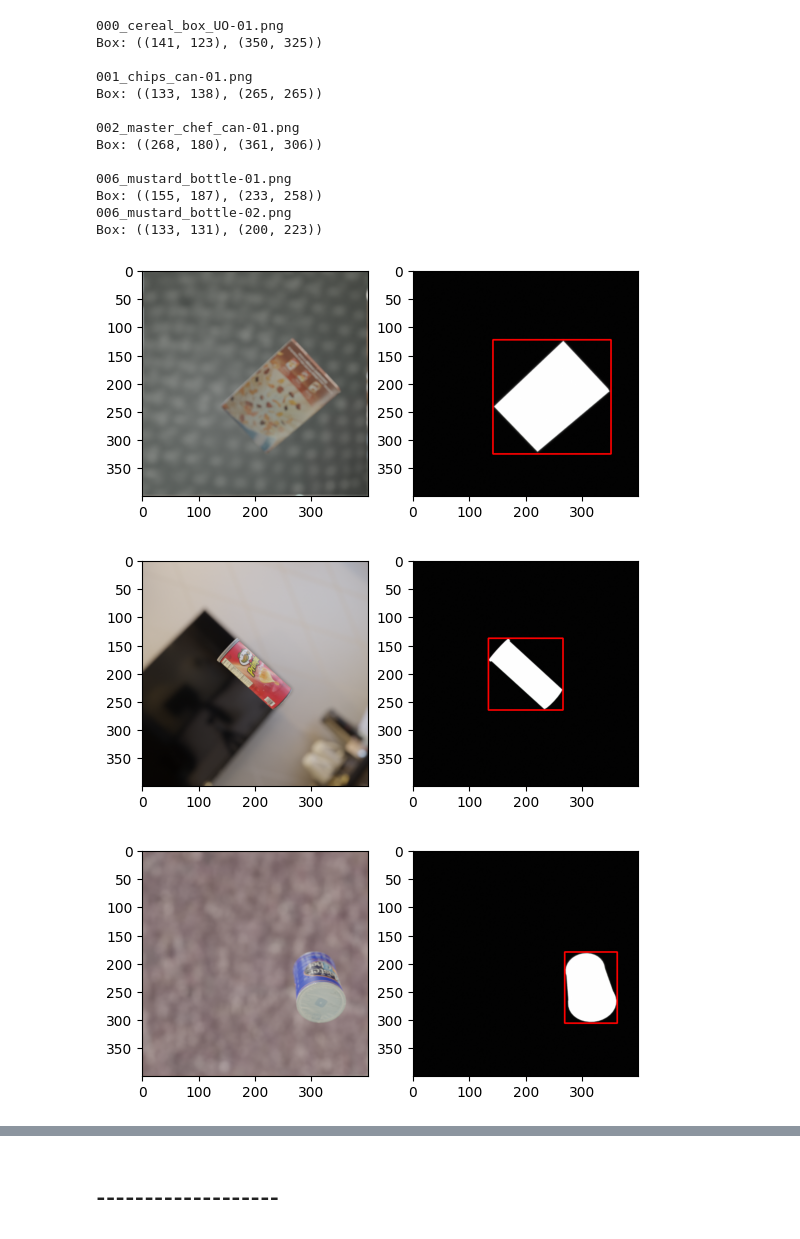
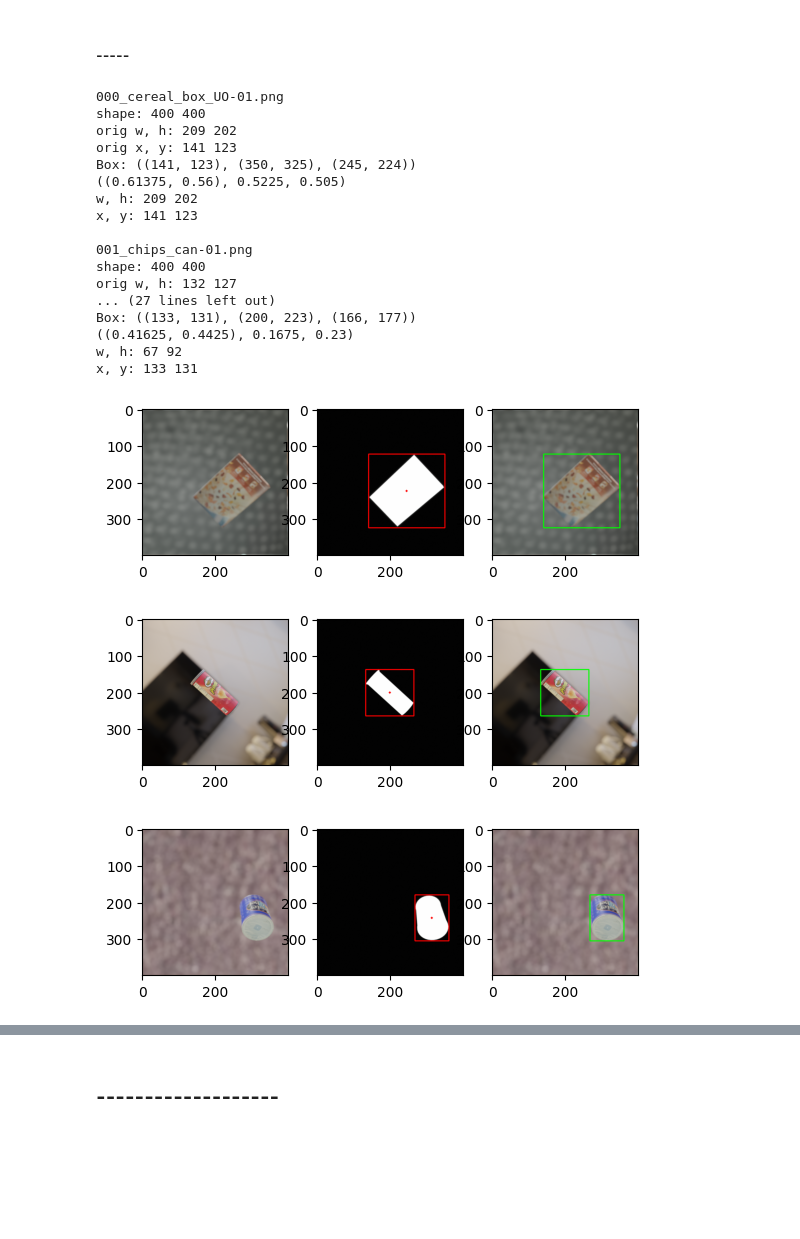
Before and after one commit to RobotJustina/Juskeshino, a Jupyter notebook: catkin_ws/src/mapless_navigation/create_dataset/scripts/auto_label_virtual_YCB.ipynb, the cells around one changed output, grey strips where cells are left out. Cells and saved outputs as stored; diff of their text form; code cells hidden in the pictures; blank space fills up the shorter version.

```diff
--- a/catkin_ws/src/mapless_navigation/create_dataset/scripts/auto_label_virtual_YCB.ipynb
+++ b/catkin_ws/src/mapless_navigation/create_dataset/scripts/auto_label_virtual_YCB.ipynb
@@ -50,4 +236,7 @@ Directory created
+# %% [markdown]
+### -----
 # %%
+
 def boxes_from_mask(img):
     gray = cv2.cvtColor(img,cv2.COLOR_BGR2GRAY)  # convert to grayscale
     thresh = cv2.threshold(gray, 8, 255, cv2.THRESH_BINARY)[1]  # threshold
@@ -55,9 +244,22 @@ def boxes_from_mask(img):
     contours = cv2.findContours(thresh, cv2.RETR_EXTERNAL, cv2.CHAIN_APPROX_SIMPLE)
     contours = contours[0] if len(contours) == 2 else contours[1]
     boxes = []
+    yolo_boxes = []
+    x_shape, y_shape, _ = img.shape
+    print("shape:", x_shape, y_shape)
     for cntr in contours:
         x, y, w, h = cv2.boundingRect(cntr)
         #cv2.rectangle(result, (x, y), (x+w, y+h), (0, 0, 255), 5)
         #print("x,y,w,h:", x, y, w, h)
-        boxes.append(((x, y), (x+w, y+h)))
-    return boxes
+        c_x = x + w/2
+        c_y = y + h/2
+        cx_prop = c_x / x_shape
+        cy_prop = c_y / y_shape
+        w_prop = w / x_shape
+        h_prop = h / y_shape
+        print("orig w, h:", w, h)
+        print("orig x, y:", x, y)
+        boxes.append( ((x, y), (x+w, y+h), (int(c_x), int(c_y))) )
+        yolo_boxes.append(((cx_prop, cy_prop), w_prop, h_prop))
+
+    return boxes, yolo_boxes
@@ -64,43 +269,72 @@ def boxes_from_mask(img):
 # %%
 import glob
 
 for object_name in objects_list:
     ob_list = glob.glob(source_images_path + "/" + object_name + "*[!_mask].*")
     ob_list.sort()
     for file_name in ob_list:
         print(file_name.split('/')[-1])
         img = FileUtils.loadImage(file_name)
         mask_path, _, extension = file_name.partition('.')
         mask_path += "_mask." + extension
         mask_img = FileUtils.loadImage(mask_path)
         mask_img = cv2.bitwise_not(mask_img)
 
-        boxes = boxes_from_mask(mask_img)
+        boxes, yolo_boxes = boxes_from_mask(mask_img)
         # TODO: loop for multiple boxes
         box = boxes[0]
         print("Box:", box)
         result = mask_img.copy()
         cv2.rectangle(result, box[0], box[1], (255, 0, 0), 2)
+        #cv2.circle(result, center_coordinates, radius, color, thickness)
+        cv2.circle(result, box[2], 1, (255, 0, 0), 3)
 
-        f, axarr = plt.subplots(1,2)
+        # prop to rect
+        print(yolo_boxes[0])  # box is: ((x_c, y_c) , w, h)
+        prop_img = img.copy()
+        x_shape, y_shape, _ = prop_img.shape
+
+        w = int(yolo_boxes[0][1] * x_shape)
+        h = int(yolo_boxes[0][2] * y_shape)
+
+        x_prop = yolo_boxes[0][0][0]
+        y_prop = yolo_boxes[0][0][1]
+
+        c_x = x_prop * x_shape
+        c_y = y_prop * y_shape
+
+        x = int(c_x - w/2)
+        y = int(c_y - h/2)
+
+        print("w, h:", w, h)
+        print("x, y:", x, y)
+        cv2.rectangle(prop_img, (x, y), (x+w, y+h), (0, 255, 0), 2)
+
+
+        f, axarr = plt.subplots(1,3)
         axarr[0].imshow(img)
         axarr[1].imshow(result)
+        axarr[2].imshow(prop_img)
 
     print()
 # %% [output]
 000_cereal_box_UO-01.png
-Box: ((141, 123), (350, 325))
+shape: 400 400
+orig w, h: 209 202
+orig x, y: 141 123
+Box: ((141, 123), (350, 325), (245, 224))
+((0.61375, 0.56), 0.5225, 0.505)
+w, h: 209 202
+x, y: 141 123
 
 001_chips_can-01.png
-Box: ((133, 138), (265, 265))
-
-002_master_chef_can-01.png
-Box: ((268, 180), (361, 306))
-
-006_mustard_bottle-01.png
-Box: ((155, 187), (233, 258))
-006_mustard_bottle-02.png
-Box: ((133, 131), (200, 223))
+shape: 400 400
+orig w, h: 132 127
+... (27 lines left out)
+Box: ((133, 131), (200, 223), (166, 177))
+((0.41625, 0.4425), 0.1675, 0.23)
+w, h: 67 92
+x, y: 133 131
-[figure, old version]
+[figure, new version]
-[figure, old version]
+[figure, new version]
-[figure, old version]
+[figure, new version]
```
Also changed, not shown: parts of 10 cells of this notebook, 1 other file.
